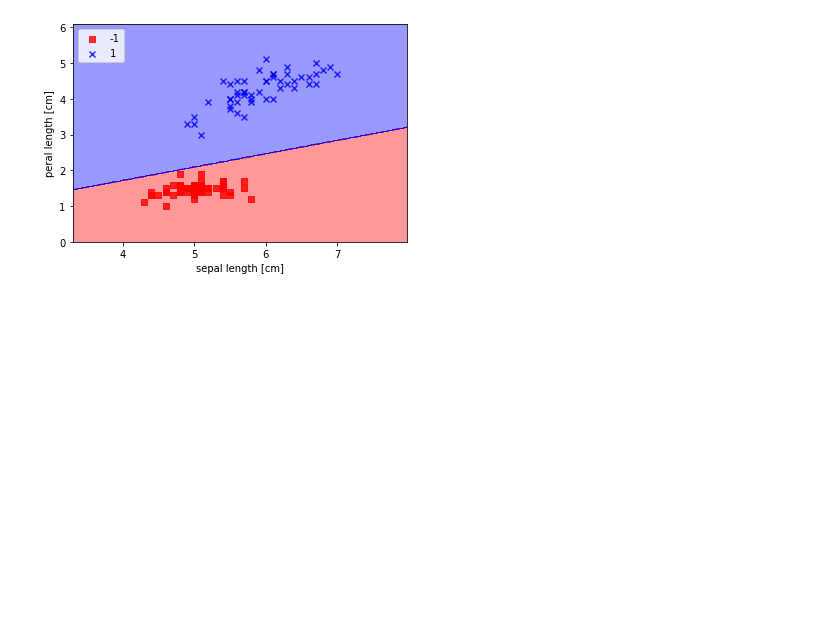
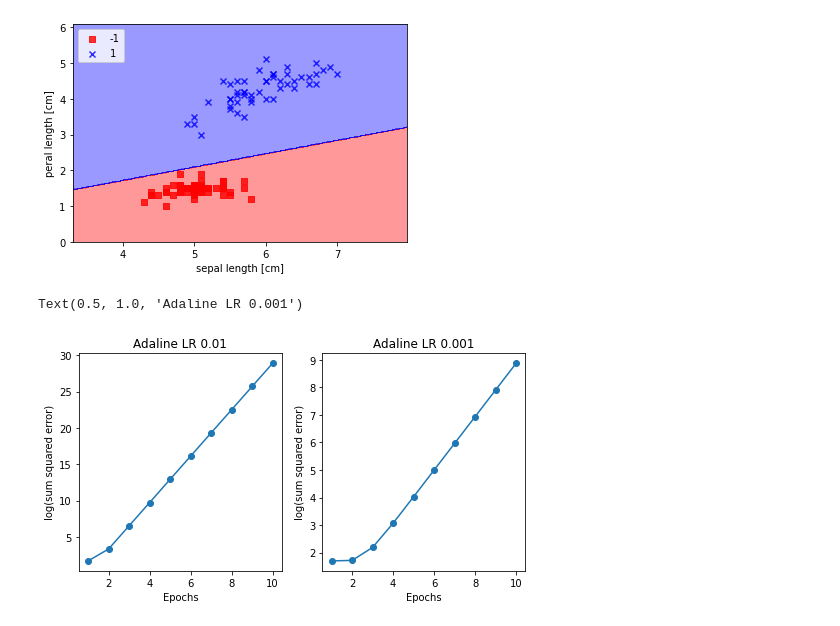
Before and after one commit to keimoriyama/memos, a Jupyter notebook: python/ML/perceptoron.ipynb, the cells around one changed output. Saved outputs shown, nothing was run; the diff lists cells and outputs as text; code cells hidden in the pictures; blank space fills up the shorter version.

```diff
--- a/python/ML/perceptoron.ipynb
+++ b/python/ML/perceptoron.ipynb
@@ -130,8 +130,9 @@ class AdalineGD(object):
         self.cost_ = []
         for i in range(self.n_iter):
             output = self.net_input(X)
-            errors = y- output
-            self.w_[1:] += self.eta * errors.sum()
+            errors = y - output
+            self.w_[1:] += self.eta * X.T.dot(errors)
+            self.w_[0] += self.eta * errors.sum()
             cost = (errors**2).sum() / 2.0
             self.cost_.append(cost)
         return self
@@ -144,3 +145,18 @@ class AdalineGD(object):
 
     def predict(self, X):
         return np.where(self.activation(X) >= 0.0, 1, -1)
+# %%
+fig, ax = plt.subplots(nrows=1, ncols=2, figsize=(8, 4))
+ada1 = AdalineGD(n_iter=10, eta = 0.01).fit(X, y)
+ada2 = AdalineGD(n_iter=10, eta = 0.001).fit(X, y)
+ax[0].plot(range(1, len(ada1.cost_)+1), np.log10(ada1.cost_), marker='o')
+ax[0].set_xlabel('Epochs')
+ax[0].set_ylabel('log(sum squared error)')
+ax[0].set_title('Adaline LR 0.01')
+ax[1].plot(range(1, len(ada2.cost_)+1), np.log10(ada2.cost_), marker='o')
+ax[1].set_xlabel('Epochs')
+ax[1].set_ylabel('log(sum squared error)')
+ax[1].set_title('Adaline LR 0.001')
+# %% [output]
+Text(0.5, 1.0, 'Adaline LR 0.001')
+[figure, added]
```
Also changed, not shown: 1 other file.
